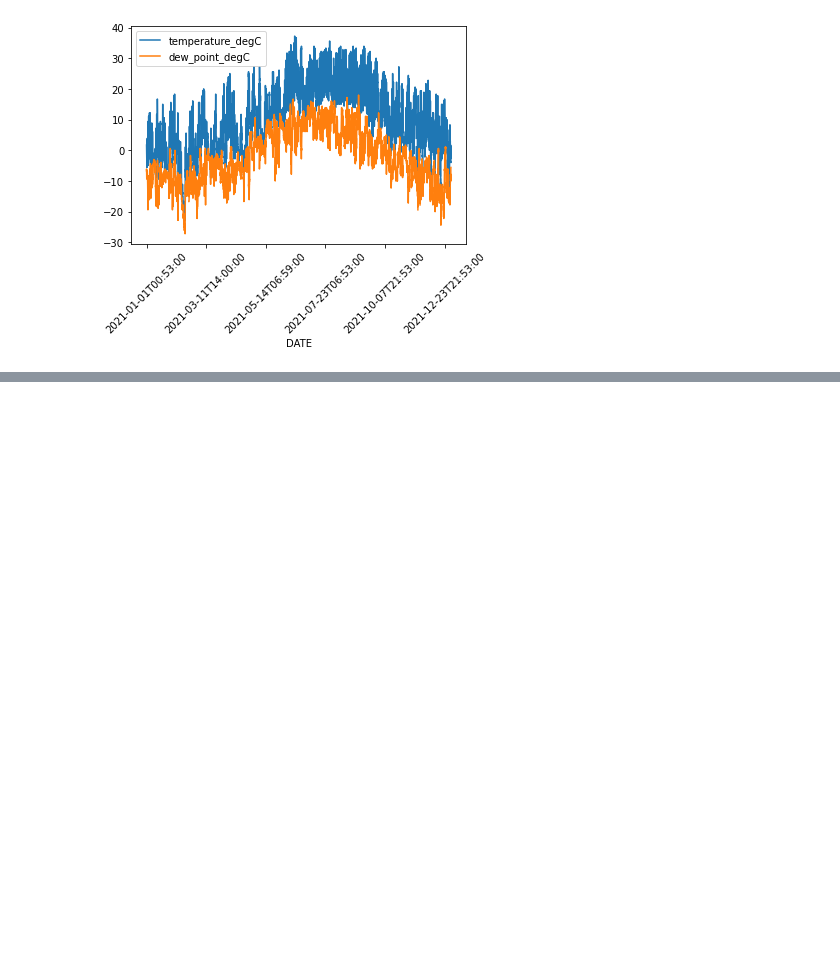
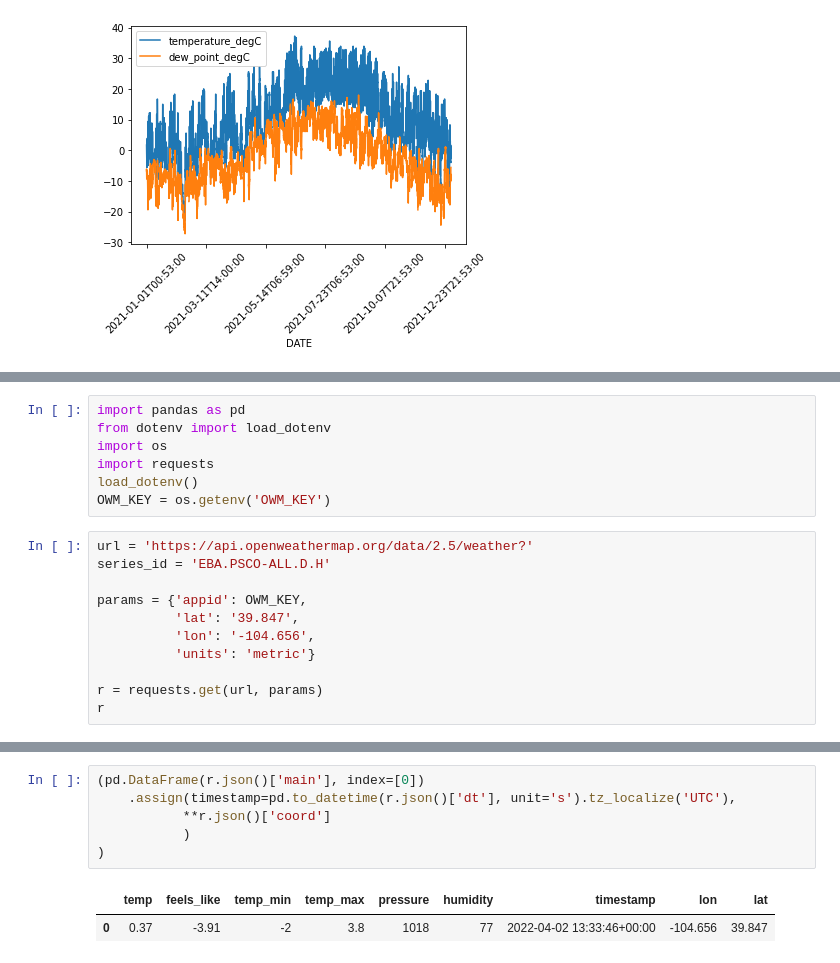
Before and after one commit to mharty3/energy_data_capstone, a Jupyter notebook: 00_data_source_exploration/weather_station.ipynb, the cells around one changed output, grey strips where cells are left out. Cells and saved outputs as stored; diff of their text form; blank space fills up the shorter version.

```diff
--- a/00_data_source_exploration/weather_station.ipynb
+++ b/00_data_source_exploration/weather_station.ipynb
@@ -134,0 +139,18 @@ plt.xticks(rotation=45);
+# %%
+import pandas as pd
+from dotenv import load_dotenv
+import os
+import requests
+load_dotenv()
+OWM_KEY = os.getenv('OWM_KEY')
+# %%
+url = 'https://api.openweathermap.org/data/2.5/weather?'
+series_id = 'EBA.PSCO-ALL.D.H'
+
+params = {'appid': OWM_KEY,
+          'lat': '39.847',
+          'lon': '-104.656',
+          'units': 'metric'}
+
+r = requests.get(url, params)
+r
@@ -134,0 +179,9 @@ plt.xticks(rotation=45);
+# %%
+(pd.DataFrame(r.json()['main'], index=[0])
+    .assign(timestamp=pd.to_datetime(r.json()['dt'], unit='s').tz_localize('UTC'),
+           **r.json()['coord']
+           )
+)
+# %% [output]
+|  | temp | feels_like | temp_min | temp_max | pressure | humidity | timestamp | lon | lat |
+| 0 | 0.37 | -3.91 | -2 | 3.8 | 1018 | 77 | 2022-04-02 13:33:46+00:00 | -104.656 | 39.847 |
```
Also changed, not shown: parts of 8 cells of this notebook, 1 other file.
